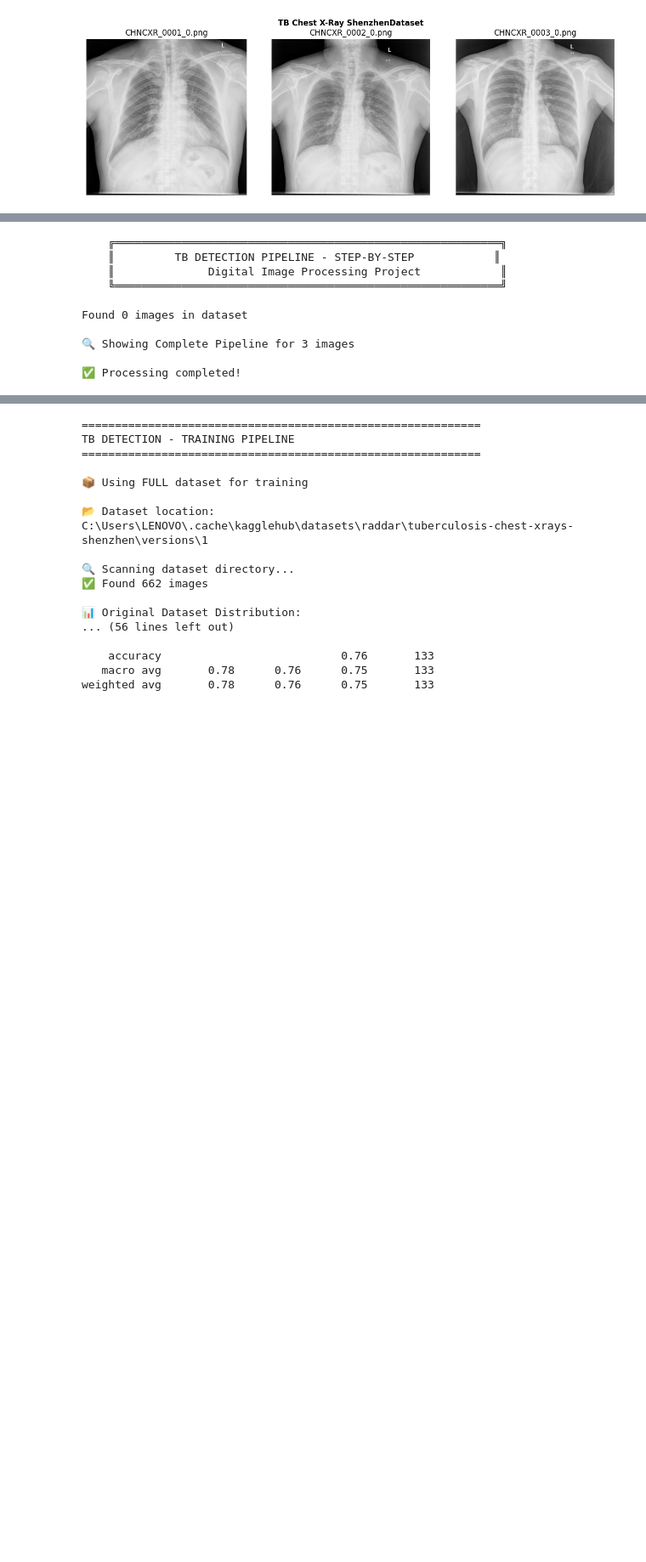
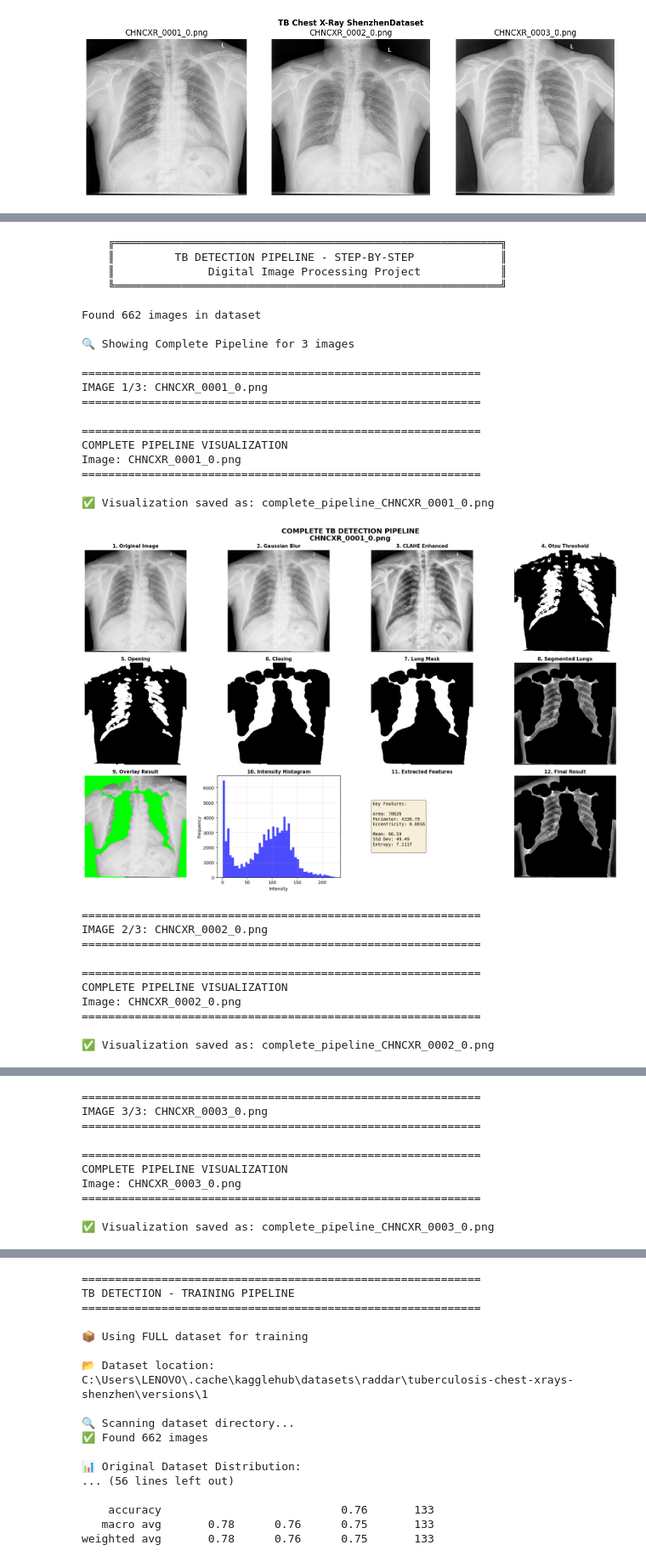
Before and after one commit to cebskie/PCD-project-keren, a Jupyter notebook: Dummy/Training_Ivan.ipynb, the cells around one changed output, grey strips where cells are left out. Shown: that part at 85% size. Saved outputs shown, nothing was run; the diff lists cells and outputs as text; code cells hidden in the pictures; blank space fills up the shorter version.

```diff
--- a/Dummy/Training_Ivan.ipynb
+++ b/Dummy/Training_Ivan.ipynb
@@ -51,8 +53,8 @@ Import Dataset
 # Download dataset langsung dari kaggle berdasarkan input user
 dataset_ref = CONFIG.get("dataset_ref", "raddar/tuberculosis-chest-xrays-shenzhen")
 print(f"Mengunduh dataset: {dataset_ref}")
-path = kagglehub.dataset_download(dataset_ref)
-print("Path to dataset files:", path)
+img_path = kagglehub.dataset_download(dataset_ref)
+print("Path to dataset files:", img_path)
 # %% [output]
 Requirement already satisfied: kagglehub in c:\users\lenovo\appdata\local\programs\python\python310\lib\site-packages (0.3.13)
 Requirement already satisfied: packaging in c:\users\lenovo\appdata\local\programs\python\python310\lib\site-packages (from kagglehub) (25.0)
@@ -70,5 +74,5 @@ Path to dataset files: C:\Users\LENOVO\.cache\kagglehub\datasets\raddar\tubercul
 # %%
-img_path = r"C:\Users\LENOVO\.cache\kagglehub\datasets\raddar\tuberculosis-chest-xrays-shenzhen\versions\1"
+# img_path = r"C:\Users\LENOVO\.cache\kagglehub\datasets\raddar\tuberculosis-chest-xrays-shenzhen\versions\1"
 
 data_files = []
 for root, dirs, files in os.walk(img_path):
@@ -619,46 +637,57 @@ def demo_multiple_images(image_files, num_images=3):
 if __name__ == "__main__":
     print("""
     ╔══════════════════════════════════════════════════════════╗
-    ║         TB DETECTION PIPELINE - STEP-BY-STEP            ║
+    ║         TB DETECTION PIPELINE - STEP-BY-STEP             ║
     ║              Digital Image Processing Project            ║
     ╚══════════════════════════════════════════════════════════╝
     """)
-
-    # Set your image path
-    img_path = "/root/.cache/kagglehub/datasets/raddar/tuberculosis-chest-xrays-shenzhen/versions/1"
 
     # Get all image files
     all_files = []
     for root, dirs, files in os.walk(img_path):
         for file in files:
             if file.endswith('.png'):
                 all_files.append(os.path.join(root, file))
 
     print(f"Found {len(all_files)} images in dataset\n")
 
-    # Choose ONE of these demos:
-
-    # OPTION A: Show complete pipeline for 3 images (BEST FOR PRESENTATION)
+    # Show complete pipeline for 3 images
     print("🔍 Showing Complete Pipeline for 3 images")
     for i in range(min(3, len(all_files))):
         print(f"\n{'='*60}")
         print(f"IMAGE {i+1}/3: {os.path.basename(all_files[i])}")
         print(f"{'='*60}")
         visualize_complete_pipeline(all_files[i])
 
-    # OPTION B: Show detailed step-by-step for 1 image (BEST FOR DEBUGGING)
-    # print("🔍 Detailed Step-by-Step Analysis")
-    # features, lung_mask, enhanced = extract_all_features(all_files[0], show_steps=True)
-
     print("\n✅ Processing completed!")
 # %% [output]
     ╔══════════════════════════════════════════════════════════╗
-    ║         TB DETECTION PIPELINE - STEP-BY-STEP            ║
+    ║         TB DETECTION PIPELINE - STEP-BY-STEP             ║
     ║              Digital Image Processing Project            ║
     ╚══════════════════════════════════════════════════════════╝
 
-Found 0 images in dataset
+Found 662 images in dataset
 
 🔍 Showing Complete Pipeline for 3 images
 
-✅ Processing completed!
+============================================================
+IMAGE 1/3: CHNCXR_0001_0.png
+============================================================
+
+============================================================
+COMPLETE PIPELINE VISUALIZATION
+Image: CHNCXR_0001_0.png
+============================================================
+
+✅ Visualization saved as: complete_pipeline_CHNCXR_0001_0.png
+[figure, added]
+============================================================
+IMAGE 2/3: CHNCXR_0002_0.png
+============================================================
+
+============================================================
+COMPLETE PIPELINE VISUALIZATION
+Image: CHNCXR_0002_0.png
+============================================================
+
+✅ Visualization saved as: complete_pipeline_CHNCXR_0002_0.png
@@ -664,0 +695,10 @@ Found 0 images in dataset
+============================================================
+IMAGE 3/3: CHNCXR_0003_0.png
+============================================================
+
+============================================================
+COMPLETE PIPELINE VISUALIZATION
+Image: CHNCXR_0003_0.png
+============================================================
+
+✅ Visualization saved as: complete_pipeline_CHNCXR_0003_0.png
```
Also changed, not shown: parts of 23 cells of this notebook, 5 other files.
